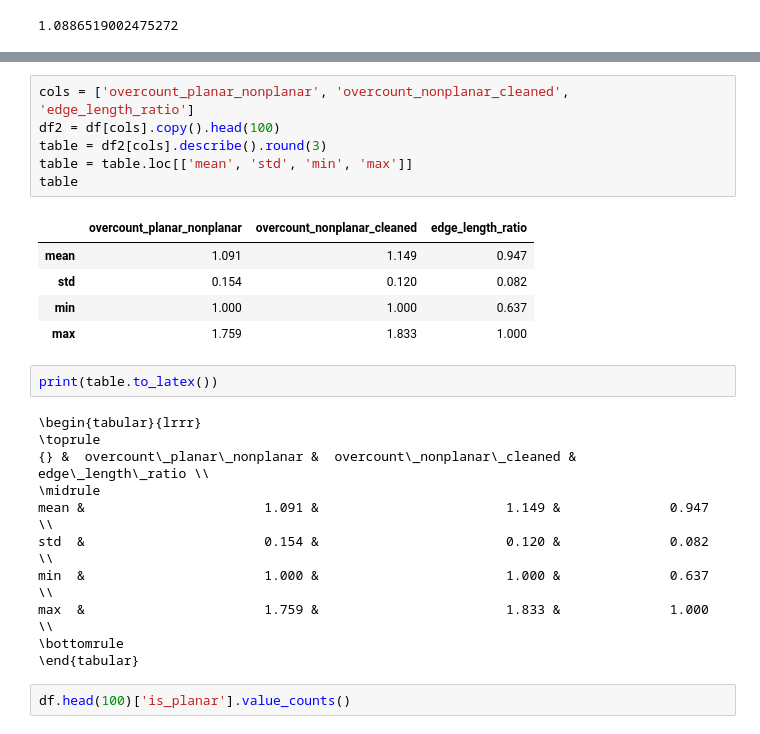
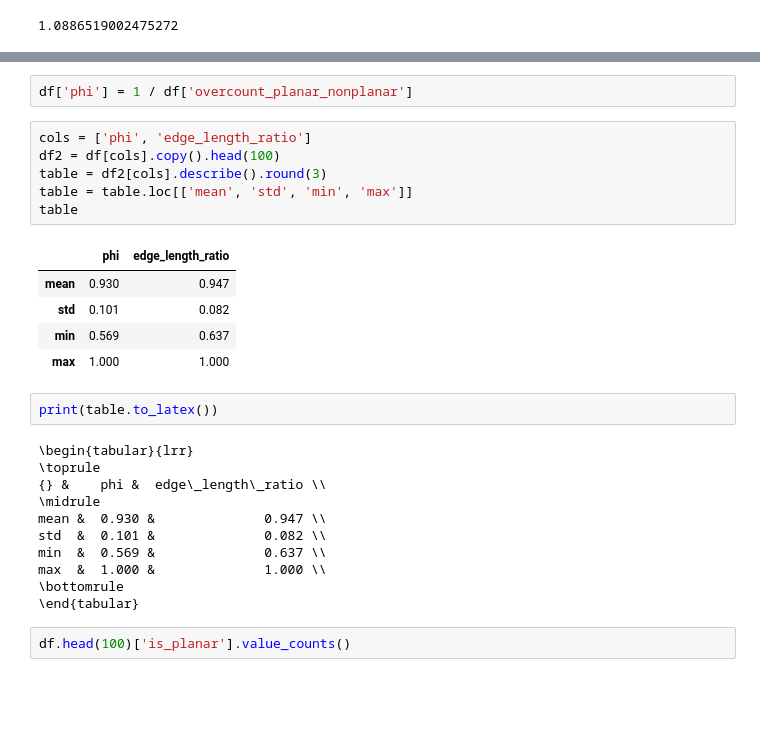
Before and after one commit to gboeing/planar-vs-nonplanar, a Jupyter notebook: planar-vs-nonplanar-one-city.ipynb, the cells around one changed output, grey strips where cells are left out. Cells and saved outputs as stored; diff of their text form; blank space fills up the shorter version.

```diff
--- a/planar-vs-nonplanar-one-city.ipynb
+++ b/planar-vs-nonplanar-one-city.ipynb
@@ -169,29 +169,31 @@ df.head()
 | 2 | (37.8074819316, -122.280280267) | 229 | 288 | 363 | 805 | ... |
 | 3 | (37.8093642308, -122.213735201) | 146 | 162 | 162 | 805 | ... |
 | 4 | (37.7370721686, -122.188385432) | 140 | 160 | 174 | 805 | ... |
+# %%
+df['phi'] = 1 / df['overcount_planar_nonplanar']
 # %%
-cols = ['overcount_planar_nonplanar', 'overcount_nonplanar_cleaned', 'edge_length_ratio']
+cols = ['phi', 'edge_length_ratio']
 df2 = df[cols].copy().head(100)
 table = df2[cols].describe().round(3)
 table = table.loc[['mean', 'std', 'min', 'max']]
 table
 # %% [output]
-|  | overcount_planar_nonplanar | overcount_nonplanar_cleaned | edge_length_ratio |
-| mean | 1.091 | 1.149 | 0.947 |
-| std | 0.154 | 0.120 | 0.082 |
-| min | 1.000 | 1.000 | 0.637 |
-| max | 1.759 | 1.833 | 1.000 |
+|  | phi | edge_length_ratio |
+| mean | 0.930 | 0.947 |
+| std | 0.101 | 0.082 |
+| min | 0.569 | 0.637 |
+| max | 1.000 | 1.000 |
 # %%
 print(table.to_latex())
 # %% [output]
-\begin{tabular}{lrrr}
+\begin{tabular}{lrr}
 \toprule
-{} &  overcount\_planar\_nonplanar &  overcount\_nonplanar\_cleaned &  edge\_length\_ratio \\
+{} &    phi &  edge\_length\_ratio \\
 \midrule
-mean &                       1.091 &                        1.149 &              0.947 \\
-std  &                       0.154 &                        0.120 &              0.082 \\
-min  &                       1.000 &                        1.000 &              0.637 \\
-max  &                       1.759 &                        1.833 &              1.000 \\
+mean &  0.930 &              0.947 \\
+std  &  0.101 &              0.082 \\
+min  &  0.569 &              0.637 \\
+max  &  1.000 &              1.000 \\
 \bottomrule
 \end{tabular}
 # %%
```
Also changed, not shown: parts of 3 cells of this notebook, 23 other files.
